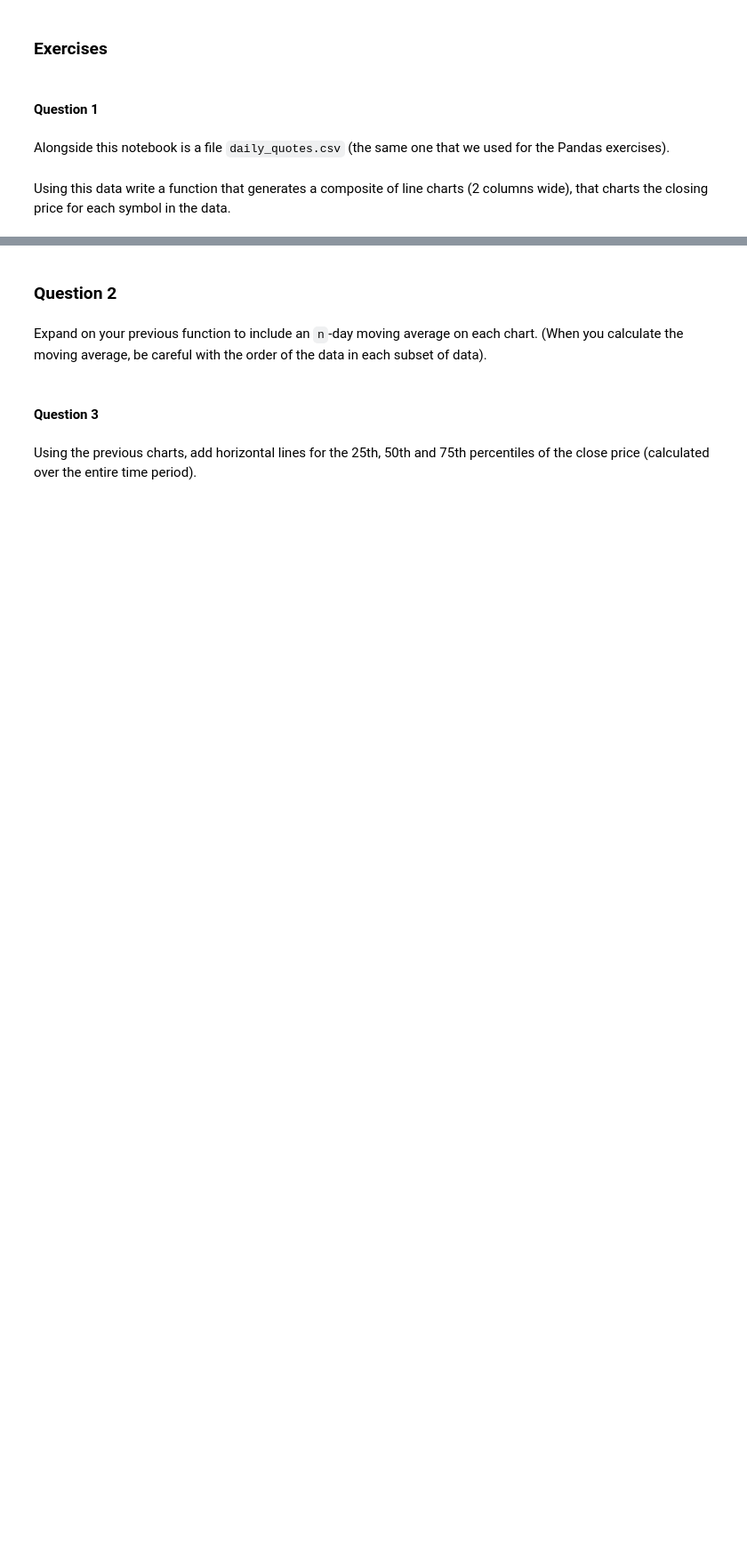
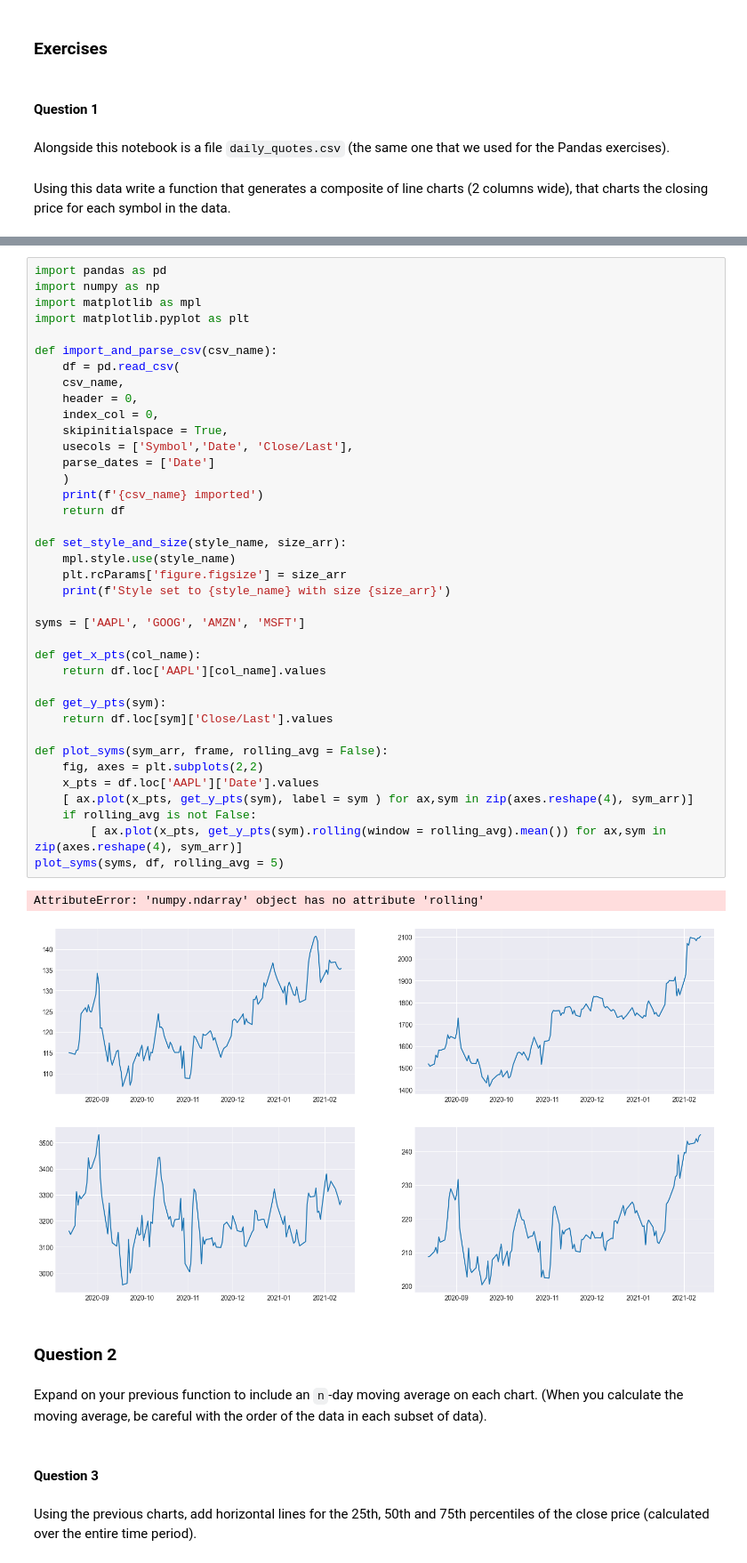
Before and after one commit to menyeart/python-fundamentals, a Jupyter notebook: 31 - Matplotlib/06 - Exercises/01 - Exercises.ipynb, the cells around one changed output, grey strips where cells are left out. Shown at 89% size. Drawn from its saved outputs; the diff is of its cells as text; blank space fills up the shorter version.

```diff
--- a/31 - Matplotlib/06 - Exercises/01 - Exercises.ipynb
+++ b/31 - Matplotlib/06 - Exercises/01 - Exercises.ipynb
@@ -67,3 +74,44 @@ MSFT   2020-08-13      208.70
+# %%
+import pandas as pd
+import numpy as np
+import matplotlib as mpl
+import matplotlib.pyplot as plt
+
+def import_and_parse_csv(csv_name):
+    df = pd.read_csv(
+    csv_name,
+    header = 0,
+    index_col = 0,
+    skipinitialspace = True,
+    usecols = ['Symbol','Date', 'Close/Last'],
+    parse_dates = ['Date']
+    )
+    print(f'{csv_name} imported')
+    return df
+
+def set_style_and_size(style_name, size_arr):
+    mpl.style.use(style_name)
+    plt.rcParams['figure.figsize'] = size_arr
+    print(f'Style set to {style_name} with size {size_arr}')
+
+syms = ['AAPL', 'GOOG', 'AMZN', 'MSFT']
+
+def get_x_pts(col_name):
+    return df.loc['AAPL'][col_name].values
+
+def get_y_pts(sym):
+    return df.loc[sym]['Close/Last'].values
+
+def plot_syms(sym_arr, frame, rolling_avg = False):
+    fig, axes = plt.subplots(2,2)
+    x_pts = df.loc['AAPL']['Date'].values
+    [ ax.plot(x_pts, get_y_pts(sym), label = sym ) for ax,sym in zip(axes.reshape(4), sym_arr)]
+    if rolling_avg is not False:
+        [ ax.plot(x_pts, get_y_pts(sym).rolling(window = rolling_avg).mean()) for ax,sym in zip(axes.reshape(4), sym_arr)]
+plot_syms(syms, df, rolling_avg = 5)
+# %% [output]
+AttributeError: 'numpy.ndarray' object has no attribute 'rolling'
+[figure, added]
 # %% [markdown]
 ### Question 2
 # %% [markdown]
```
Also changed, not shown: parts of 1 cell of this notebook.
